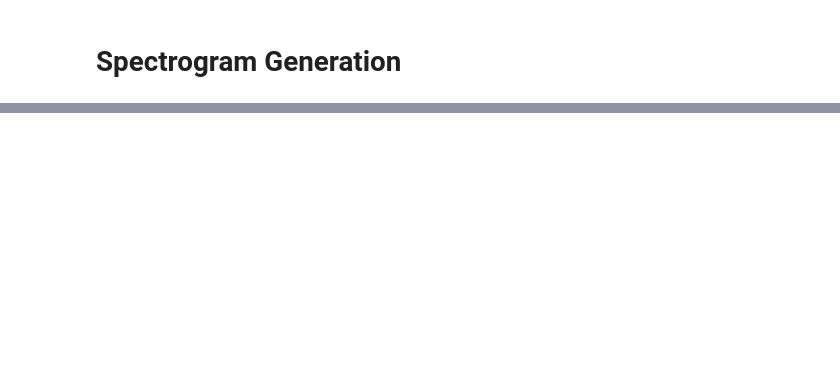
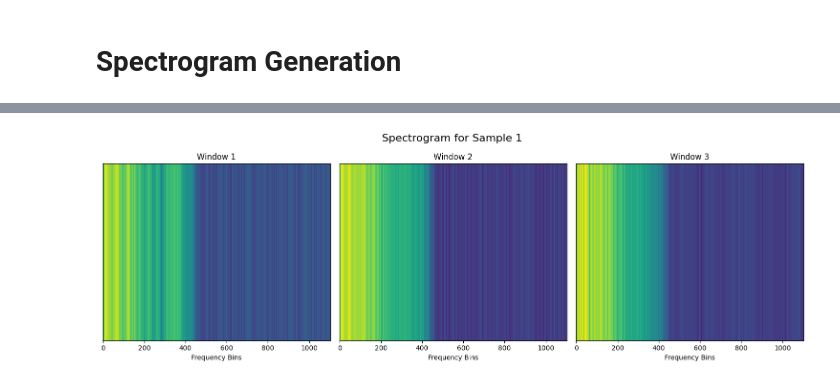
Before and after one commit to IConnC/Acoustic-Keylogger, a Jupyter notebook: training/model.ipynb, the cells around one changed output, grey strips where cells are left out. Saved outputs shown, nothing was run; the diff lists cells and outputs as text; code cells hidden in the pictures; blank space fills up the shorter version.

Commit message:
STFT Spectrogram Generation

```diff
--- a/training/model.ipynb
+++ b/training/model.ipynb
@@ -107,0 +105,80 @@ def waveform_to_spectrogram(waveform, frame_length=1024, frame_step=256):
+# %%
+def compute_window_spectrogram(window, frame_length=2205, frame_step=2205):
+    spectrogram = tf.signal.stft(
+        window,
+        frame_length=frame_length,
+        frame_step=frame_step,
+        fft_length=frame_length
+    )
+
+    # Compute magnitude of STFT (Spectrogram)
+    spectrogram_magnitude = tf.abs(spectrogram)
+
+    # Normalize spectrogram
+    spectrogram_magnitude = tf.math.log(spectrogram_magnitude + 1e-6)
+
+    # print("STFT Spectrogram Shape:", spectrogram_magnitude.shape)
+    return spectrogram_magnitude
+
+def compute_sequence_spectrograms(windows, labels):
+    spectrograms = tf.map_fn(compute_window_spectrogram, windows)
+
+    # Remove time dimension from spectrogram since it will be the same size as the initial sliding window I have
+    spectrograms = tf.squeeze(spectrograms, axis=2)
+    return spectrograms, labels
+
+mka_dataset = mka_dataset.batch(32)
+
+spectrogram_dataset = mka_dataset.map(
+    lambda windows, labels: compute_sequence_spectrograms(windows, labels),
+    num_parallel_calls=AUTOTUNE
+)
+
+spectrogram_dataset = spectrogram_dataset.prefetch(buffer_size=AUTOTUNE)
+
+for spectrograms, labels in spectrogram_dataset.take(1):
+    print("Spectrograms shape:", spectrograms.shape)
+    print("Labels shape:", labels.shape)
+
+
+def plot_sequence_spectrograms(spectrogram, title="Sample Spectrograms"):
+    """
+    Plot spectrograms for a single sample with 3 overlapping windows.
+
+    Args:
+        spectrogram: Tensor of shape (3, 1103) for one sample.
+        title: Title for the plot.
+    """
+    spectrogram = spectrogram.numpy()  # Convert TensorFlow tensor to NumPy array
+
+    num_windows = spectrogram.shape[0]  # Number of windows (3 in this case)
+
+    # Create a figure with subplots for each window
+    fig, axes = plt.subplots(1, num_windows, figsize=(15, 5))
+    fig.suptitle(title, fontsize=16)
+
+    for i, ax in enumerate(axes):
+        # Plot each spectrogram
+        ax.imshow(
+            spectrogram[i].reshape(1, -1),  # Reshape to (1, 1103) to visualize frequency bins as 1 row
+            aspect="auto",
+            origin="lower",
+            cmap="viridis"
+        )
+        ax.set_title(f"Window {i+1}")
+        ax.set_xlabel("Frequency Bins")
+        ax.set_yticks([])  # Remove y-axis labels since there's only 1 row
+        ax.set_ylabel("")  # Clear y-axis label
+
+    plt.tight_layout()
+    plt.show()
+
+# Test plotting on the first batch
+for spectrograms, labels in spectrogram_dataset.take(1):  # Take one batch
+    for i, spectrogram in enumerate(spectrograms).take(3):  # Iterate through the batch (32 samples)
+        plot_sequence_spectrograms(
+            spectrogram, title=f"Spectrogram for Sample {i+1}"
+        )
+        if i == 2:  # Limit to first 3 samples for visualization
+            break
+# %% [output]
@@ -107,0 +187 @@ def waveform_to_spectrogram(waveform, frame_length=1024, frame_step=256):
+[figure, added]
```
Also changed, not shown: parts of 5 cells of this notebook.
